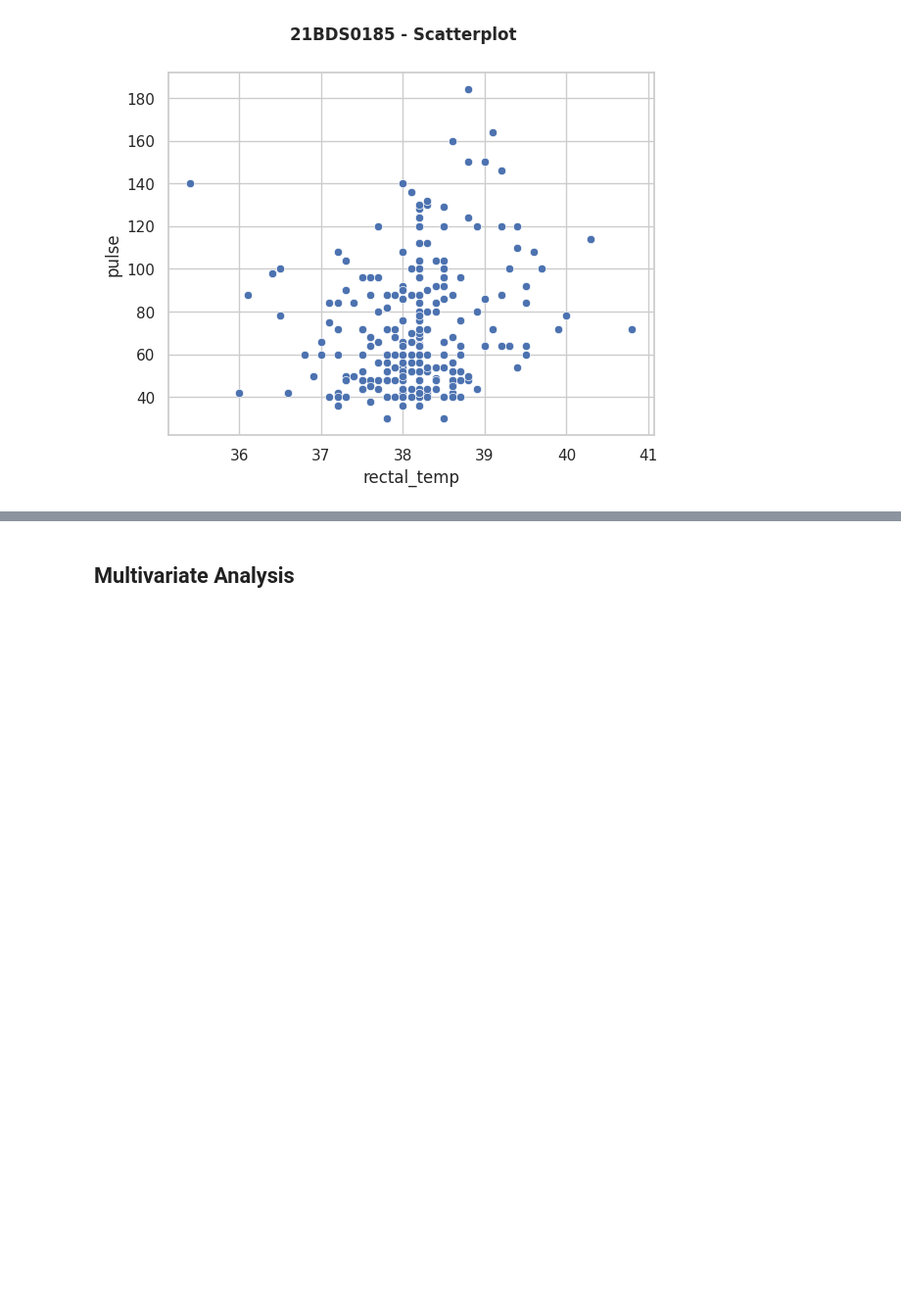
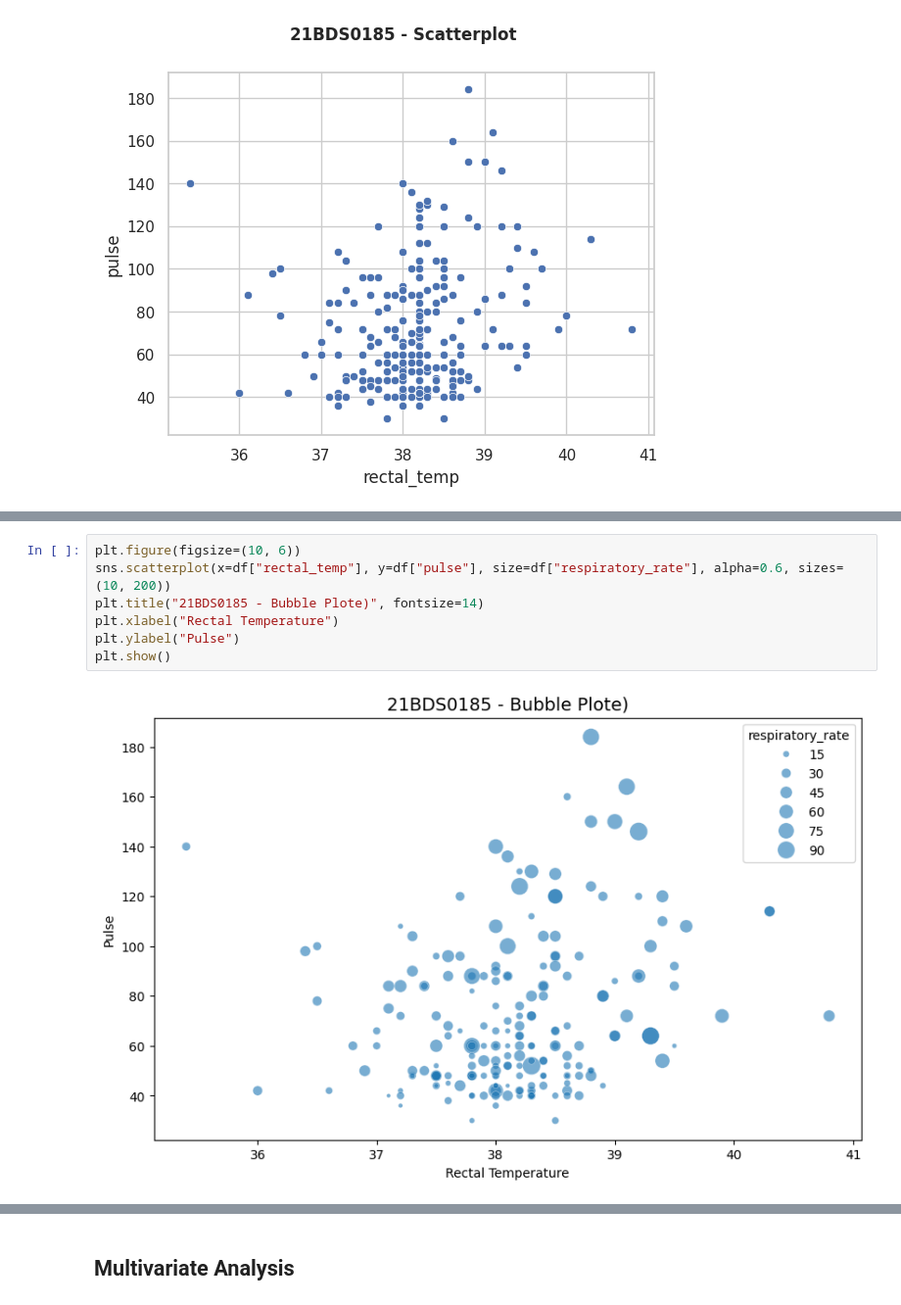
Before and after one commit to namandm/-EDA-21BDS0185, a Jupyter notebook: 21BDS0185.ipynb, the cells around one changed output, grey strips where cells are left out. Shown at 98% size. Cells and saved outputs as stored; diff of their text form; blank space fills up the shorter version.

```diff
--- a/21BDS0185.ipynb
+++ b/21BDS0185.ipynb
@@ -204,0 +234,9 @@ plt.show()
+# %%
+plt.figure(figsize=(10, 6))
+sns.scatterplot(x=df["rectal_temp"], y=df["pulse"], size=df["respiratory_rate"], alpha=0.6, sizes=(10, 200))
+plt.title("21BDS0185 - Bubble Plote)", fontsize=14)
+plt.xlabel("Rectal Temperature")
+plt.ylabel("Pulse")
+plt.show()
+# %% [output]
+[figure, added]
```
Also changed, not shown: parts of 5 cells of this notebook.
